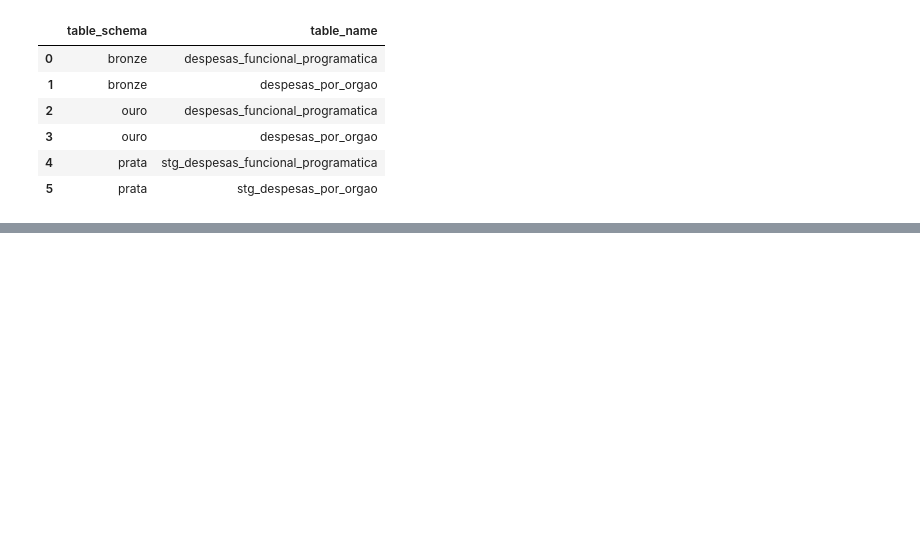
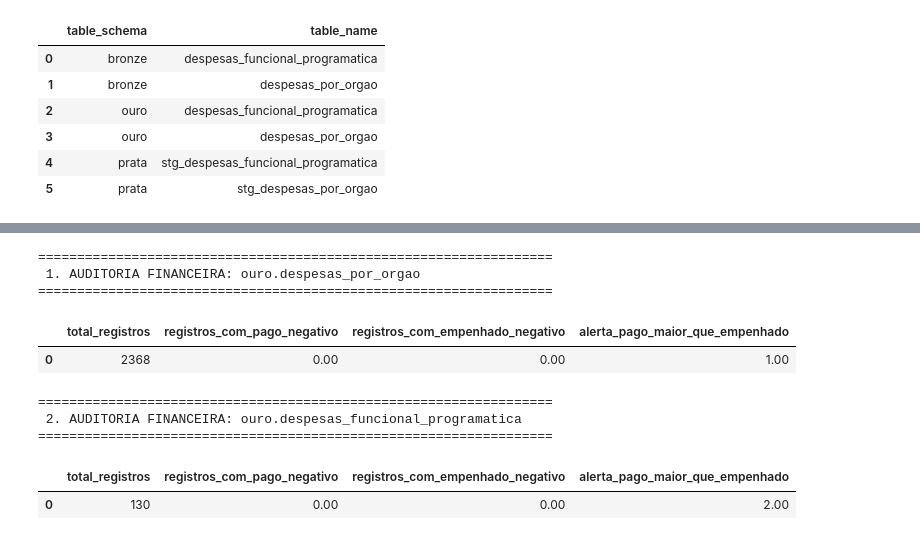
Before and after one commit to millaspjiorin/ProjetoFinalDSBD, a Jupyter notebook: analytics/01_exploracao_dados.ipynb, the cells around one changed output, grey strips where cells are left out. Drawn from its saved outputs; the diff is of its cells as text; code cells hidden in the pictures; blank space fills up the shorter version.

```diff
--- a/analytics/01_exploracao_dados.ipynb
+++ b/analytics/01_exploracao_dados.ipynb
@@ -56 +171,41 @@ display(df_tables)
+# %%
+print("==================================================================")
+print(" 1. AUDITORIA FINANCEIRA: ouro.despesas_por_orgao")
+print("==================================================================")
+df_auditoria_orgao = con.sql("""
+    SELECT
+        COUNT(*) as total_registros,
+        SUM(CASE WHEN valor_pago < 0 THEN 1 ELSE 0 END) as registros_com_pago_negativo,
+        SUM(CASE WHEN valor_empenhado < 0 THEN 1 ELSE 0 END) as registros_com_empenhado_negativo,
+        SUM(CASE WHEN valor_pago > valor_empenhado THEN 1 ELSE 0 END) as alerta_pago_maior_que_empenhado
+    FROM ouro.despesas_por_orgao
+""").df()
+
+display(df_auditoria_orgao)
+
+
+print("\n==================================================================")
+print(" 2. AUDITORIA FINANCEIRA: ouro.despesas_funcional_programatica")
+print("==================================================================")
+df_auditoria_funcao = con.sql("""
+    SELECT
+        COUNT(*) as total_registros,
+        SUM(CASE WHEN valor_pago < 0 THEN 1 ELSE 0 END) as registros_com_pago_negativo,
+        SUM(CASE WHEN valor_empenhado < 0 THEN 1 ELSE 0 END) as registros_com_empenhado_negativo,
+        SUM(CASE WHEN valor_pago > valor_empenhado THEN 1 ELSE 0 END) as alerta_pago_maior_que_empenhado
+    FROM ouro.despesas_funcional_programatica
+""").df()
+
+display(df_auditoria_funcao)
+# %% [output]
+==================================================================
+ 1. AUDITORIA FINANCEIRA: ouro.despesas_por_orgao
+==================================================================
+|  | total_registros | registros_com_pago_negativo | registros_com_empenhado_negativo | alerta_pago_maior_que_empenhado |
+| 0 | 2368 | 0.00 | 0.00 | 1.00 |
+==================================================================
+ 2. AUDITORIA FINANCEIRA: ouro.despesas_funcional_programatica
+==================================================================
+|  | total_registros | registros_com_pago_negativo | registros_com_empenhado_negativo | alerta_pago_maior_que_empenhado |
+| 0 | 130 | 0.00 | 0.00 | 2.00 |
 # %%
```
Also changed, not shown: parts of 16 cells of this notebook, 2 other files.
